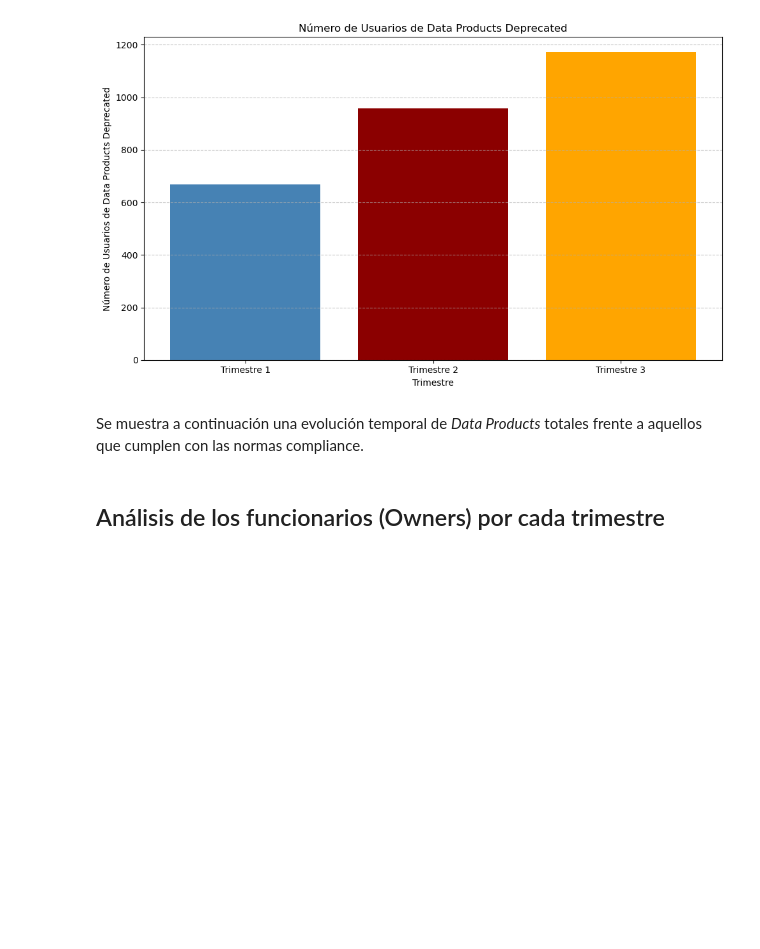
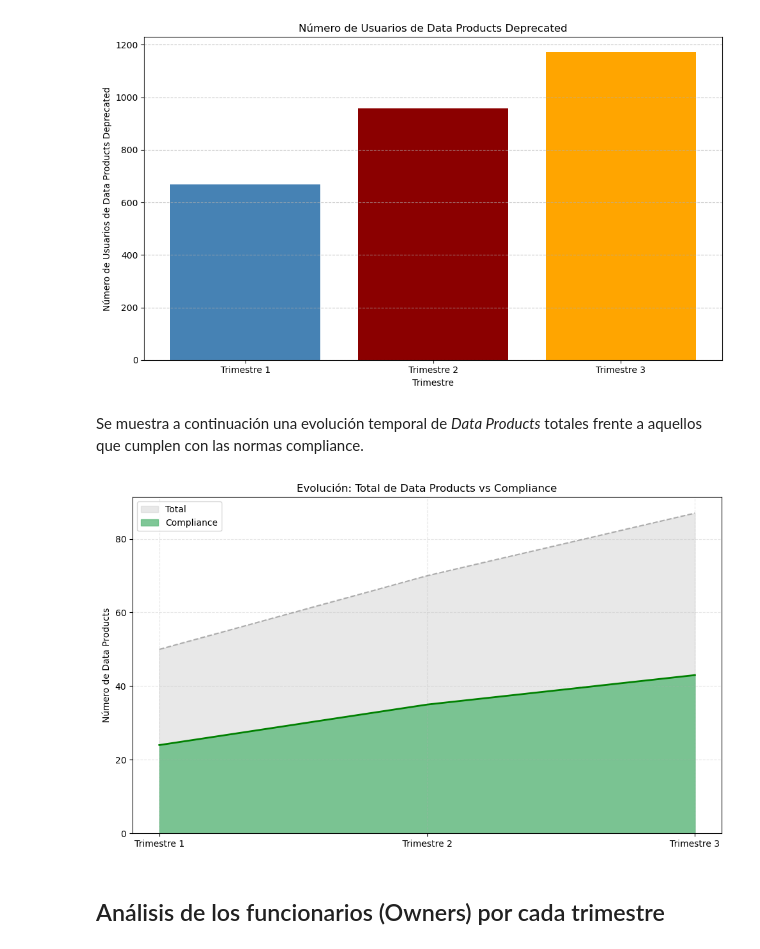
Before and after one commit to marquito3012/Master, a Jupyter notebook: Programación y entorno de trabajo para la IA/actividad1/actividad1.ipynb, the cells around one changed output. Saved outputs shown, nothing was run; the diff lists cells and outputs as text; code cells hidden in the pictures; blank space fills up the shorter version.

```diff
--- a/Programación y entorno de trabajo para la IA/actividad1/actividad1.ipynb
+++ b/Programación y entorno de trabajo para la IA/actividad1/actividad1.ipynb
@@ -259,3 +261,11 @@ trimestre3_planned_o_production_no_normas_compliance = trimestre3_planned_o_prod
+# %%
+data_products_t1 = trimestre1['ID'].nunique()
+data_products_t2 = trimestre2['ID'].nunique()
+data_products_t3 = trimestre3['ID'].nunique()
+
+compliance_t1 = trimestre1[trimestre1['IsCompliance'] == True].shape[0]
+compliance_t2 = trimestre2[trimestre2['IsCompliance'] == True].shape[0]
+compliance_t3 = trimestre3[trimestre3['IsCompliance'] == True].shape[0]
 # %% [markdown]
 ## Análisis trimestral de los *Data Products* "Deprecated"
 # %% [markdown]
@@ -672,3 +699,42 @@ Se muestra a continuación una evolución temporal de *Data Products* totales fr
+# %%
+# Hacemos un dataframe de pandas con la evolución de los datos por trimestre
+df_evolucion = pd.DataFrame({
+    'Trimestre': ['Trimestre 1', 'Trimestre 2', 'Trimestre 3'],
+
+    # Tus variables de Totales (Eje Y límite superior)
+    'Total_Products': [data_products_t1, data_products_t2, data_products_t3],
+
+    # Tus variables de Compliance (La parte "rellena" de verde)
+    'Compliant_Products': [compliance_t1, compliance_t2, compliance_t3]
+})
+
+plt.figure(figsize=(10, 6))
+
+# Mostramos la capa del total
+plt.fill_between(df_evolucion['Trimestre'], df_evolucion['Total_Products'],
+                 color="lightgray", label='Total', alpha=0.5)
+plt.plot(df_evolucion['Trimestre'], df_evolucion['Total_Products'],
+         color="gray", alpha=0.6, linestyle='--')
+
+
+# Mostramos la capa de compliance
+plt.fill_between(df_evolucion['Trimestre'], df_evolucion['Compliant_Products'],
+                 color="#5fba7d", label='Compliance', alpha=0.8)
+# Línea de borde para compliance
+plt.plot(df_evolucion['Trimestre'], df_evolucion['Compliant_Products'],
+         color="green", linewidth=2)
+
+# Detalles estéticos
+plt.title('Evolución: Total de Data Products vs Compliance')
+plt.ylabel('Número de Data Products')
+plt.ylim(bottom=0) # Asegura que el eje Y empiece en 0
+plt.legend(loc='upper left')
+plt.grid(True, linestyle='--', alpha=0.3)
+plt.tight_layout()
+
+plt.show()
+# %% [output]
+[figure, added]
 # %% [markdown]
 ## Análisis de los funcionarios (Owners) por cada trimestre
 # %% [markdown]
```
Also changed, not shown: parts of 5 cells of this notebook.
